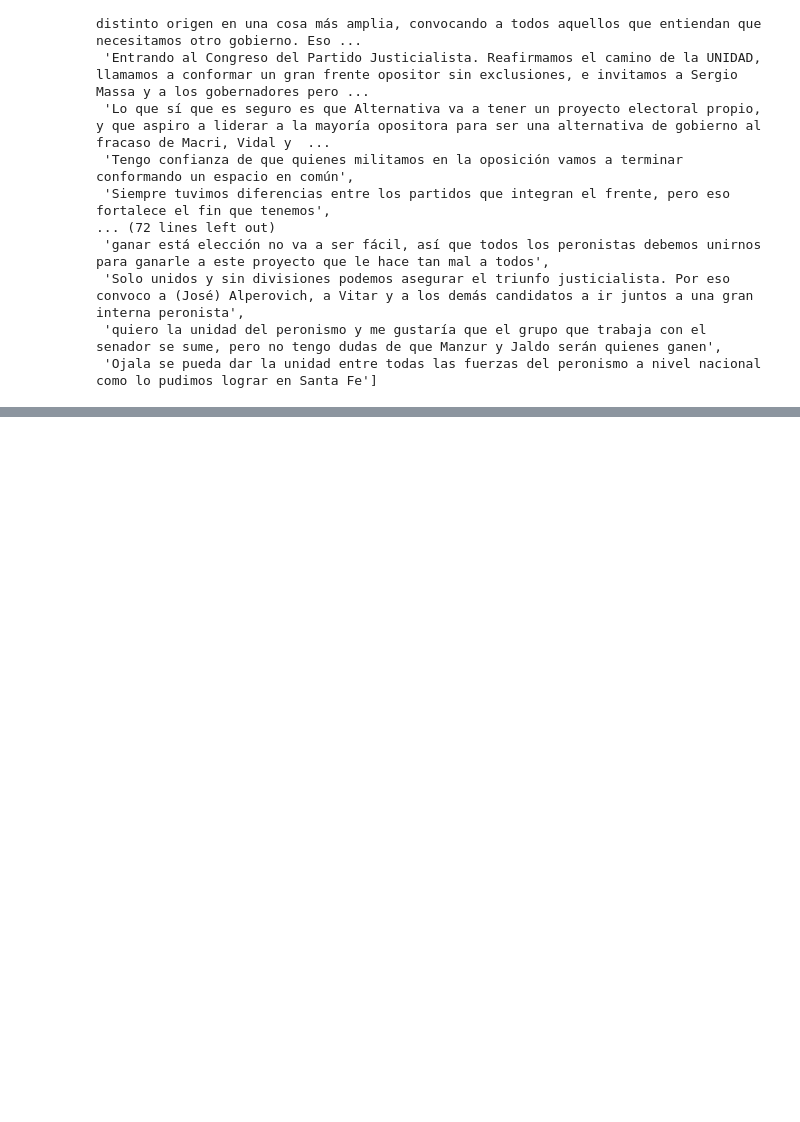
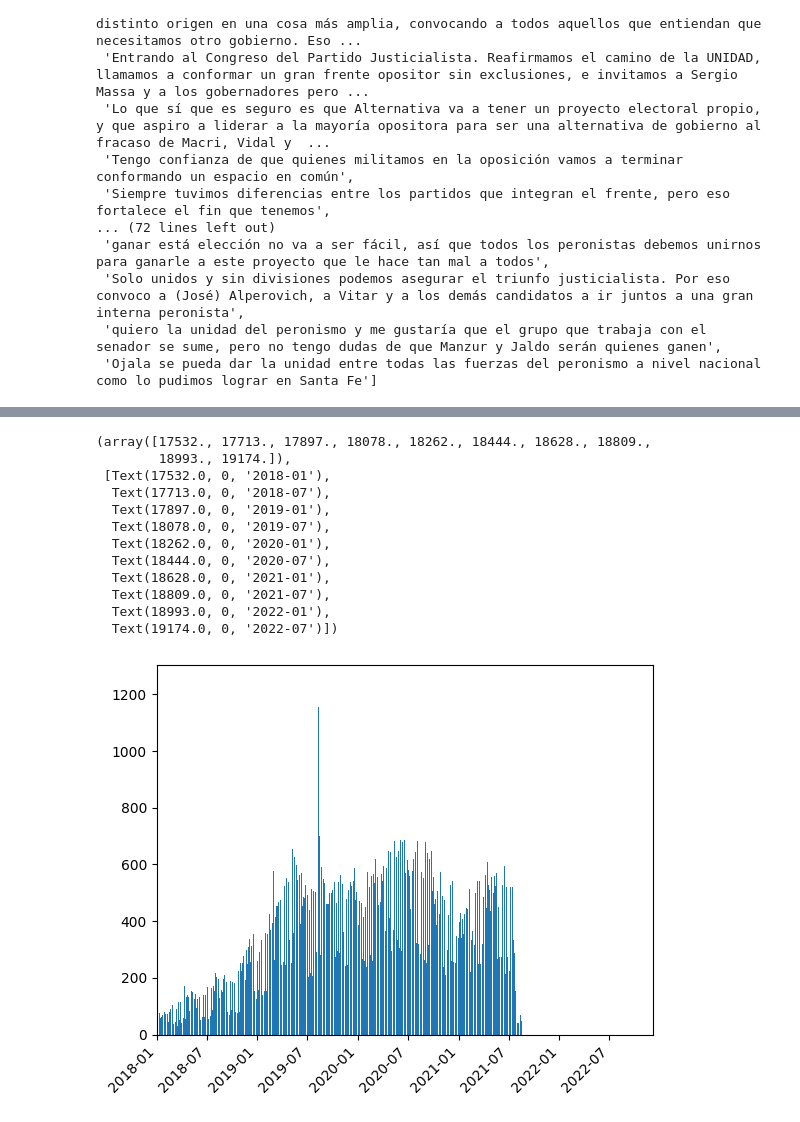
Before and after one commit to Ale-Mildiner/Tesis, a Jupyter notebook: Base_Medios_Arg/series_temporales_clusters.ipynb, the cells around one changed output, grey strips where cells are left out. Cells and saved outputs as stored; diff of their text form; code cells hidden in the pictures; blank space fills up the shorter version.

```diff
--- a/Base_Medios_Arg/series_temporales_clusters.ipynb
+++ b/Base_Medios_Arg/series_temporales_clusters.ipynb
@@ -190,0 +173,28 @@ cluste_map
+# %%
+from datetime import datetime, timedelta
+cantidad_por_fecha = base.groupby(base['fecha'].dt.date).size()
+fechas = cantidad_por_fecha.index
+cantidad = cantidad_por_fecha.values
+
+plt.bar(fechas, cantidad)
+
+fecha_fin = datetime(2023, 1, 1)  # Fecha de inicio deseada
+fecha_inicio = datetime(2018, 1,1)  # Fecha de fin deseada
+ventana = timedelta(days=5*30)  # Intervalo de tiempo de 3 meses
+intervalos = pd.date_range(start=fecha_inicio, end=fecha_fin, freq=ventana)
+plt.xlim([intervalos[0], intervalos[-1]])
+plt.xticks(rotation=45, ha='right')
+# %% [output]
+(array([17532., 17713., 17897., 18078., 18262., 18444., 18628., 18809.,
+        18993., 19174.]),
+ [Text(17532.0, 0, '2018-01'),
+  Text(17713.0, 0, '2018-07'),
+  Text(17897.0, 0, '2019-01'),
+  Text(18078.0, 0, '2019-07'),
+  Text(18262.0, 0, '2020-01'),
+  Text(18444.0, 0, '2020-07'),
+  Text(18628.0, 0, '2021-01'),
+  Text(18809.0, 0, '2021-07'),
+  Text(18993.0, 0, '2022-01'),
+  Text(19174.0, 0, '2022-07')])
+[figure, added]
```
Also changed, not shown: parts of 4 cells of this notebook, 4 other files.
